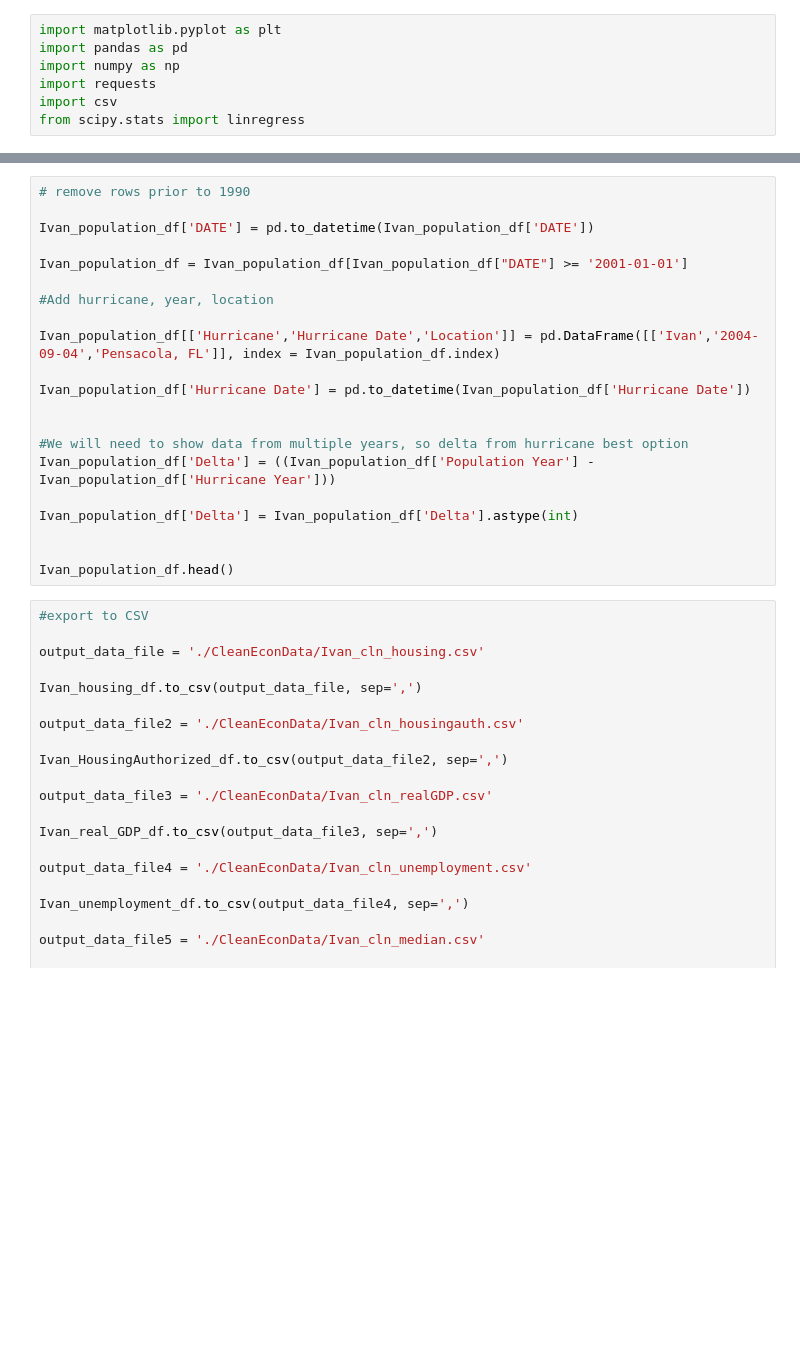
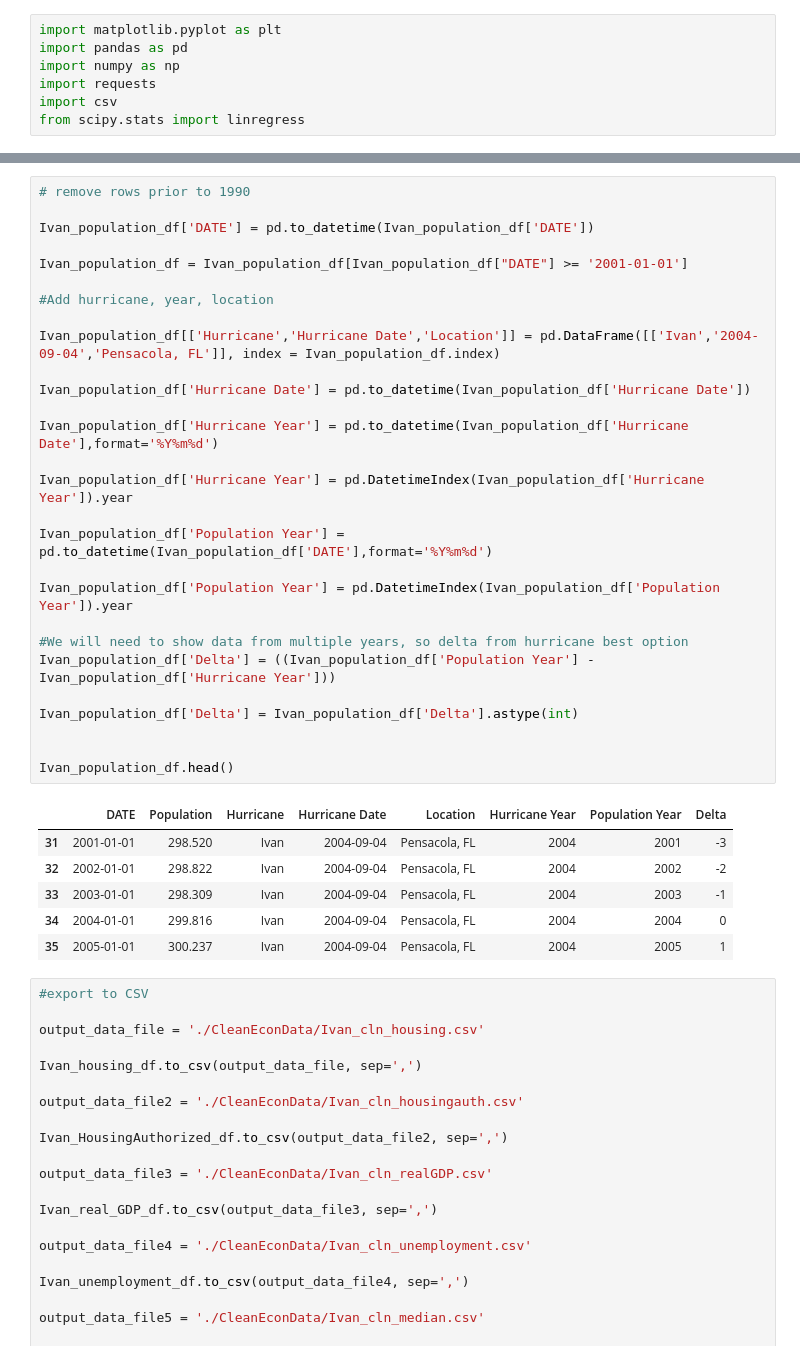
Before and after one commit to mchrzanowski27/Project1, a Jupyter notebook: Project 1 Data Ivan.ipynb, the cells around one changed output, grey strips where cells are left out. Drawn from its saved outputs; the diff is of its cells as text; blank space fills up the shorter version.

Commit message:
Ivan pop date fix

```diff
--- a/Project 1 Data Ivan.ipynb
+++ b/Project 1 Data Ivan.ipynb
@@ -159,24 +236,38 @@ Ivan_population_df.head()
 # %%
 # remove rows prior to 1990
 
 Ivan_population_df['DATE'] = pd.to_datetime(Ivan_population_df['DATE'])
 
 Ivan_population_df = Ivan_population_df[Ivan_population_df["DATE"] >= '2001-01-01']
 
 #Add hurricane, year, location
 
 Ivan_population_df[['Hurricane','Hurricane Date','Location']] = pd.DataFrame([['Ivan','2004-09-04','Pensacola, FL']], index = Ivan_population_df.index)
 
 Ivan_population_df['Hurricane Date'] = pd.to_datetime(Ivan_population_df['Hurricane Date'])
 
+Ivan_population_df['Hurricane Year'] = pd.to_datetime(Ivan_population_df['Hurricane Date'],format='%Y%m%d')
+
+Ivan_population_df['Hurricane Year'] = pd.DatetimeIndex(Ivan_population_df['Hurricane Year']).year
+
+Ivan_population_df['Population Year'] = pd.to_datetime(Ivan_population_df['DATE'],format='%Y%m%d')
+
+Ivan_population_df['Population Year'] = pd.DatetimeIndex(Ivan_population_df['Population Year']).year
 
 #We will need to show data from multiple years, so delta from hurricane best option
 Ivan_population_df['Delta'] = ((Ivan_population_df['Population Year'] - Ivan_population_df['Hurricane Year']))
 
 Ivan_population_df['Delta'] = Ivan_population_df['Delta'].astype(int)
 
 
 Ivan_population_df.head()
+# %% [output]
+|  | DATE | Population | Hurricane | Hurricane Date | Location | Hurricane Year | Population Year | Delta |
+| 31 | 2001-01-01 | 298.520 | Ivan | 2004-09-04 | Pensacola, FL | 2004 | 2001 | -3 |
+| 32 | 2002-01-01 | 298.822 | Ivan | 2004-09-04 | Pensacola, FL | 2004 | 2002 | -2 |
+| 33 | 2003-01-01 | 298.309 | Ivan | 2004-09-04 | Pensacola, FL | 2004 | 2003 | -1 |
+| 34 | 2004-01-01 | 299.816 | Ivan | 2004-09-04 | Pensacola, FL | 2004 | 2004 | 0 |
+| 35 | 2005-01-01 | 300.237 | Ivan | 2004-09-04 | Pensacola, FL | 2004 | 2005 | 1 |
 # %%
 #export to CSV
 
```
Also changed, not shown: parts of 11 cells of this notebook, 6 other files.
